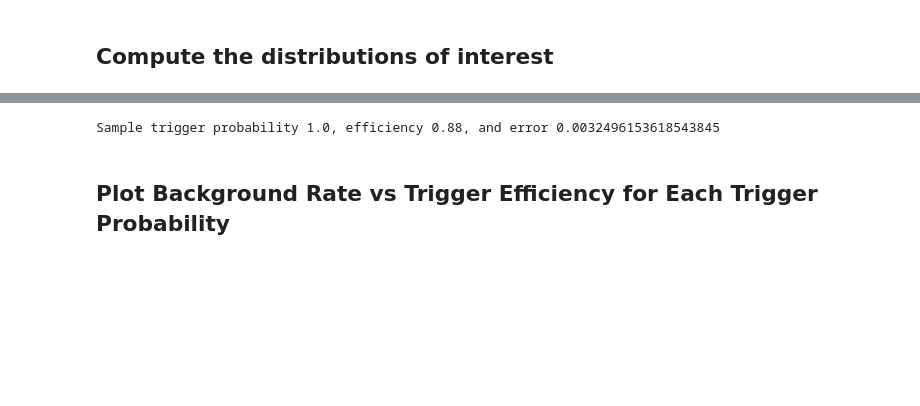
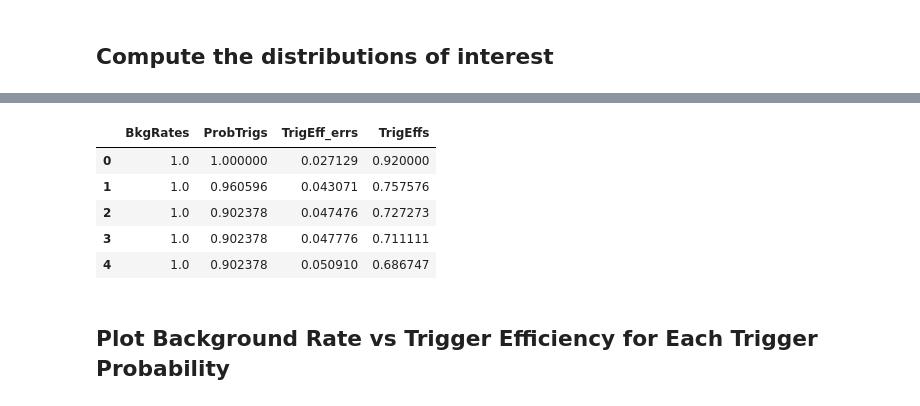
Before and after one commit to annmwang/oct_sim, a Jupyter notebook: oct_sim_analysis/EfficiencyPlots.ipynb, the cells around one changed output, grey strips where cells are left out. Drawn from its saved outputs; the diff is of its cells as text; code cells hidden in the pictures; blank space fills up the shorter version.

```diff
--- a/oct_sim_analysis/EfficiencyPlots.ipynb
+++ b/oct_sim_analysis/EfficiencyPlots.ipynb
@@ -118,13 +141,41 @@ Finished!
 # P = product of (1-(1-Ed_{i1})*(1-Ed_{i2})) where i1,i2 are members of each of the four groups
 # group 1 includes the first two x-layers, group 2 includes the u-layers,
 # group 3 includes the v-layers and group 4 includes the final two x-layers.
+print('----------------------------------------')
+print("Computing the trigger efficiencies")
+counter = 0
 for job in data:
+    if counter % 10 == 0: print("Job {}/{}".format(counter,len(data)))
     mmEffs = job['mmEffs']
+    # This probability should not be trusted need to think more about that
     probTrig = [(1-(1-mmEffs[i])*(1-mmEffs[i+1])) for i in range(0,len(mmEffs),2)]
     probTrig = np.array(probTrig).prod()
-    NExp = probTrig*job['nEvent']
-    trigEff = job['TObs']/(NExp)
-    trigEff_err = (1/NExp)*(job['TObs'] * (1-job['TObs']/NExp))**0.5
-    job['probTrig'] = probTrig
-    job['trigEff'] = trigEff
-    job['trigEff_err'] = trigEff_err
+
+    try:
+        # Trigger Efficiency = NTrigs / NEvents
+        # Useful to determine how the entire trigger system behaves.
+        trigEff = job['TObs']/(job['nEvent'])
+        trigEff_err = (1/job['nEvent'])*(job['TObs'] * (1-job['TObs']/job['nEvent']))**0.5
+        # Trigger Efficiency = NTrigs / NExpectedTrigs
+        # Useful to compare how factors external to the trigger effect the efficiency. i.e. we expect X triggers
+        # just based on the efficiencies but see Y then maybe other factors such as poor timing resolution could be
+        # in play
+        NExp = probTrig*job['nEvent']
+        trigEff_GivenMMEffs = job['TObs']/(NExp)
+        trigEff_GivenMMEffs_err = (1/NExp)*(job['TObs'] * (1-job['TObs']/NExp))**0.5
+    except:
+        print("Problem with producing the efficiencies. Setting all to -999.0")
+        trigEff = -999.0
+        trigEff_err = -999.0
+        trigEff_GivenMMEffs = -999.0
+        trigEff_GivenMMEffs_err = -999.0
+
+    job.update({'probTrig':probTrig,
+               'NExp':NExp,
+               'trigEff':trigEff,
+               'trigEff_err':trigEff_err,
+               'trigEff_GivenMMEffs': trigEff_GivenMMEffs,
+               'trigEff_GivenMMEffs_err': trigEff_GivenMMEffs_err})
+    counter += 1
+print("Finished!")
+print('----------------------------------------')
@@ -131,7 +193,3 @@ for job in data:
-# %%
-print('Sample trigger probability {}, efficiency {}, and error {}'.format(data[0]['probTrig'],data[0]['trigEff'],data[0]['trigEff_err']))
-# %% [output]
-Sample trigger probability 1.0, efficiency 0.88, and error 0.0032496153618543845
 # %%
 # Dictionary to store the data
 hist_data = {'BkgRates':[job['bkgRate'] for job in data],
@@ -141,4 +199,14 @@ hist_data = {'BkgRates':[job['bkgRate'] for job in data],
     }
+# %%
+hist_data_db = pd.DataFrame.from_dict(hist_data)
+hist_data_db.head()
+# %% [output]
+|  | BkgRates | ProbTrigs | TrigEff_errs | TrigEffs |
+| 0 | 1.0 | 1.000000 | 0.027129 | 0.920000 |
+| 1 | 1.0 | 0.960596 | 0.043071 | 0.757576 |
+| 2 | 1.0 | 0.902378 | 0.047476 | 0.727273 |
+| 3 | 1.0 | 0.902378 | 0.047776 | 0.711111 |
+| 4 | 1.0 | 0.902378 | 0.050910 | 0.686747 |
 # %%
 # a dictionary to hold plotting information about the observables
 obs = {}
```
Also changed, not shown: parts of 19 cells of this notebook.
